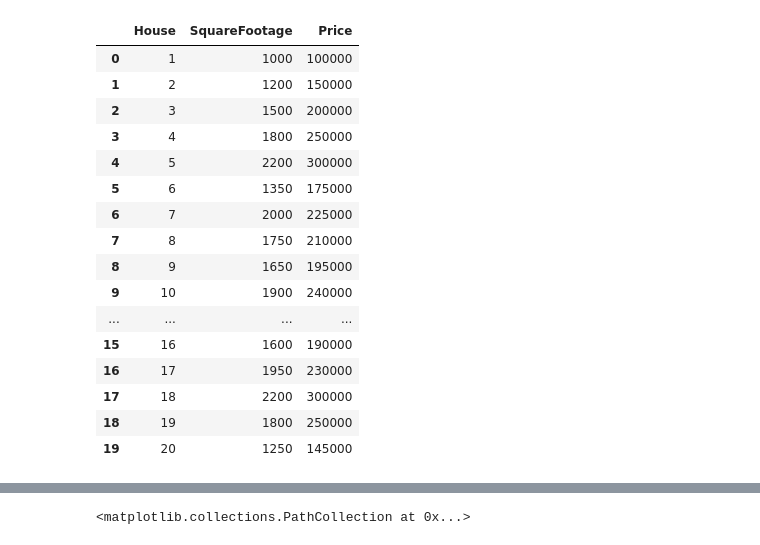
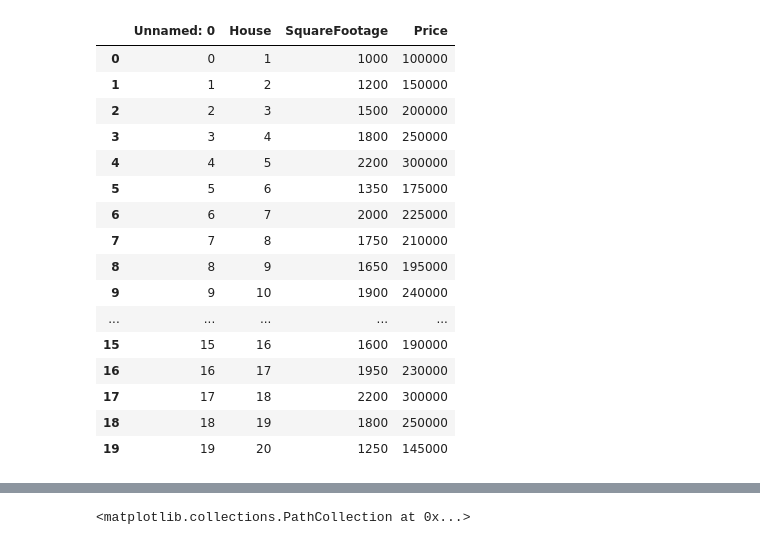
Before and after one commit to Cherpakov-Kirill/MasterML, a Jupyter notebook: 1.linear regression/linear_regression.ipynb, the cells around one changed output, grey strips where cells are left out. Drawn from its saved outputs; the diff is of its cells as text; code cells hidden in the pictures.

```diff
--- a/1.linear regression/linear_regression.ipynb
+++ b/1.linear regression/linear_regression.ipynb
@@ -1,35 +1,31 @@
-# %%
-import numpy as np
-import pandas as pd
-import matplotlib.pyplot as plt
-
-pd.options.display.max_rows = None
-
-df = pd.DataFrame({
-    'House': [1, 2, 3, 4, 5, 6, 7, 8, 9, 10, 11, 12, 13, 14, 15, 16, 17, 18, 19, 20],
-    'SquareFootage': [1000, 1200, 1500, 1800, 2200, 1350, 2000, 1750, 1650, 1900, 1300, 2500, 1400, 2050, 2250, 1600, 1950, 2200, 1800, 1250],
-    'Price': [100000, 150000, 200000, 250000, 300000, 175000, 225000, 210000, 195000, 240000, 160000, 325000, 170000, 235000, 275000, 190000, 230000, 300000, 250000, 145000]
-})
-
-df
-# %% [output]
-|  | House | SquareFootage | Price |
-| 0 | 1 | 1000 | 100000 |
-| 1 | 2 | 1200 | 150000 |
-| 2 | 3 | 1500 | 200000 |
-| 3 | 4 | 1800 | 250000 |
-| 4 | 5 | 2200 | 300000 |
-| 5 | 6 | 1350 | 175000 |
-| 6 | 7 | 2000 | 225000 |
-| 7 | 8 | 1750 | 210000 |
-| 8 | 9 | 1650 | 195000 |
-| 9 | 10 | 1900 | 240000 |
-| ... | ... | ... | ... |
-| 15 | 16 | 1600 | 190000 |
-| 16 | 17 | 1950 | 230000 |
-| 17 | 18 | 2200 | 300000 |
-| 18 | 19 | 1800 | 250000 |
-| 19 | 20 | 1250 | 145000 |
+# %%
+import numpy as np
+import pandas as pd
+import matplotlib.pyplot as plt
+
+pd.options.display.max_rows = None
+
+df = pd.read_csv("houses.csv")
+
+df
+# %% [output]
+|  | Unnamed: 0 | House | SquareFootage | Price |
+| 0 | 0 | 1 | 1000 | 100000 |
+| 1 | 1 | 2 | 1200 | 150000 |
+| 2 | 2 | 3 | 1500 | 200000 |
+| 3 | 3 | 4 | 1800 | 250000 |
+| 4 | 4 | 5 | 2200 | 300000 |
+| 5 | 5 | 6 | 1350 | 175000 |
+| 6 | 6 | 7 | 2000 | 225000 |
+| 7 | 7 | 8 | 1750 | 210000 |
+| 8 | 8 | 9 | 1650 | 195000 |
+| 9 | 9 | 10 | 1900 | 240000 |
+| ... | ... | ... | ... | ... |
+| 15 | 15 | 16 | 1600 | 190000 |
+| 16 | 16 | 17 | 1950 | 230000 |
+| 17 | 17 | 18 | 2200 | 300000 |
+| 18 | 18 | 19 | 1800 | 250000 |
+| 19 | 19 | 20 | 1250 | 145000 |
 # %%
 df.info()
 # %% [output]
```
Also changed, not shown: parts of 3 cells of this notebook, 2 other files.
